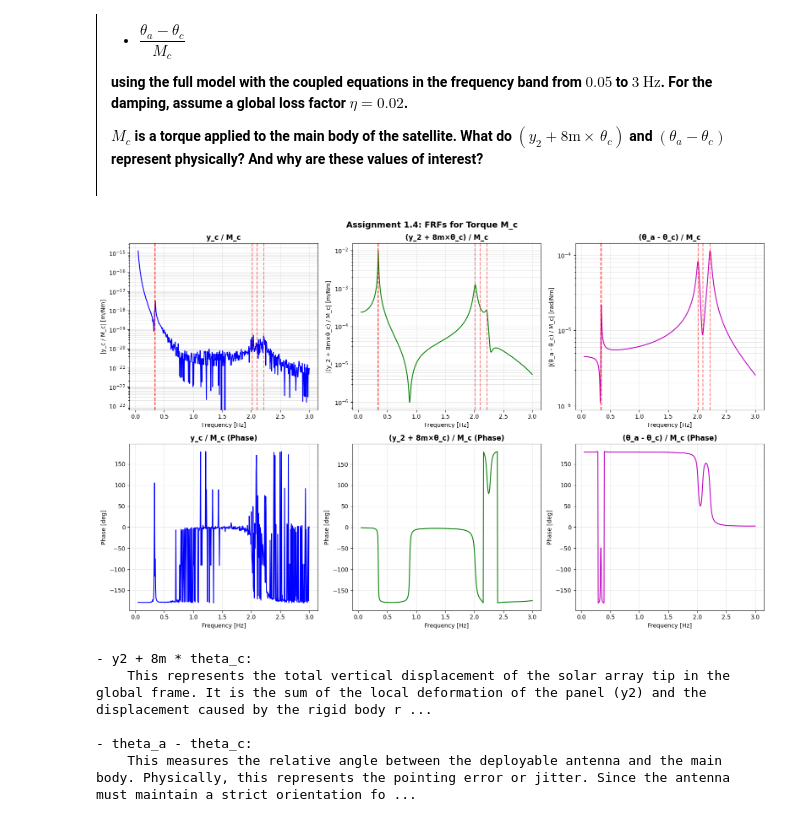
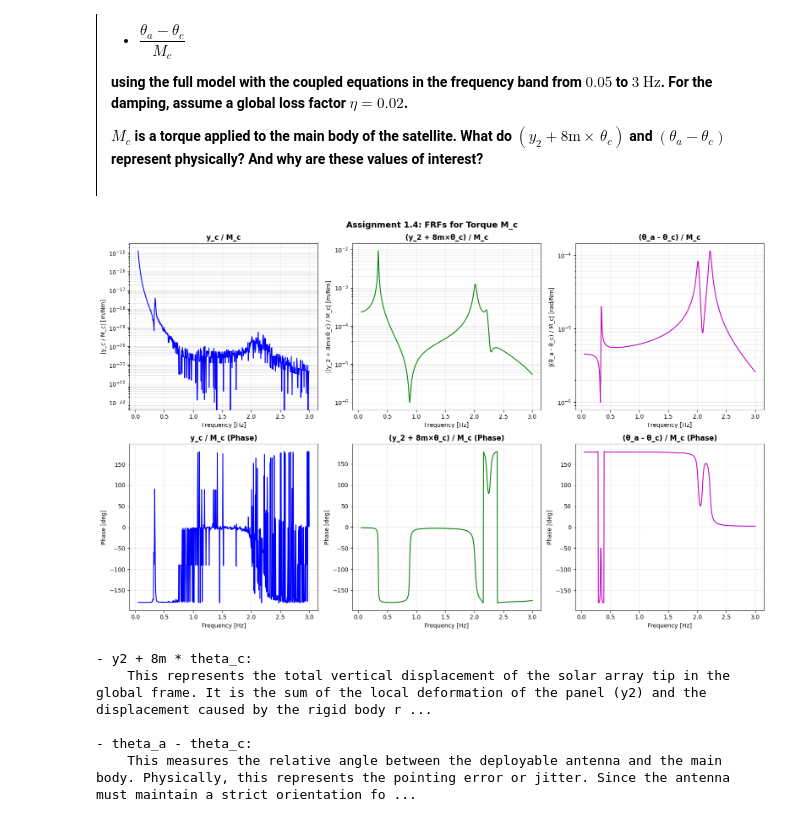
Before and after one commit to mazar3/MA1_MechanicalVibrations, a Jupyter notebook: MECAH411_Project_ZARIOH_Maximilien.ipynb, the cells around one changed output. Drawn from its saved outputs; the diff is of its cells as text; code cells hidden in the pictures.

```diff
--- a/MECAH411_Project_ZARIOH_Maximilien.ipynb
+++ b/MECAH411_Project_ZARIOH_Maximilien.ipynb
@@ -397,9 +388,6 @@ axes[0, 0].set_xlabel('Frequency [Hz]')
 axes[0, 0].set_ylabel('|y_c / M_c| [m/Nm]')
 axes[0, 0].set_title('y_c / M_c', fontweight='bold')
 axes[0, 0].grid(True, which='both', alpha=0.3)
-for f_i in f_n[3:8]:
-    if 0.05 < f_i < 3:
-        axes[0, 0].axvline(f_i, color='red', linestyle='--', alpha=0.5)
 
 axes[1, 0].plot(freq, np.angle(H_yc_Mc, deg=True), 'b-', linewidth=1.5)
 axes[1, 0].set_xlabel('Frequency [Hz]')
@@ -410,40 +398,34 @@ axes[1, 0].grid(True, alpha=0.3)
 # (y_2 + 8m × θ_c) / M_c
 axes[0, 1].semilogy(freq, np.abs(H_y2_plus_8theta), 'g-', linewidth=1.5)
 axes[0, 1].set_xlabel('Frequency [Hz]')
 axes[0, 1].set_ylabel('|(y_2 + 8m×θ_c) / M_c| [m/Nm]')
 axes[0, 1].set_title('(y_2 + 8m×θ_c) / M_c', fontweight='bold')
 axes[0, 1].grid(True, which='both', alpha=0.3)
-for f_i in f_n[3:8]:
-    if 0.05 < f_i < 3:
-        axes[0, 1].axvline(f_i, color='red', linestyle='--', alpha=0.5)
 
 axes[1, 1].plot(freq, np.angle(H_y2_plus_8theta, deg=True), 'g-', linewidth=1.5)
 axes[1, 1].set_xlabel('Frequency [Hz]')
 axes[1, 1].set_ylabel('Phase [deg]')
 axes[1, 1].set_title('(y_2 + 8m×θ_c) / M_c (Phase)', fontweight='bold')
 axes[1, 1].grid(True, alpha=0.3)
 
 # (θ_a - θ_c) / M_c
 axes[0, 2].semilogy(freq, np.abs(H_theta_rel), 'm-', linewidth=1.5)
 axes[0, 2].set_xlabel('Frequency [Hz]')
 axes[0, 2].set_ylabel('|(θ_a - θ_c) / M_c| [rad/Nm]')
 axes[0, 2].set_title('(θ_a - θ_c) / M_c', fontweight='bold')
 axes[0, 2].grid(True, which='both', alpha=0.3)
-for f_i in f_n[3:8]:
-    if 0.05 < f_i < 3:
-        axes[0, 2].axvline(f_i, color='red', linestyle='--', alpha=0.5)
 
 axes[1, 2].plot(freq, np.angle(H_theta_rel, deg=True), 'm-', linewidth=1.5)
 axes[1, 2].set_xlabel('Frequency [Hz]')
 axes[1, 2].set_ylabel('Phase [deg]')
 axes[1, 2].set_title('(θ_a - θ_c) / M_c (Phase)', fontweight='bold')
 axes[1, 2].grid(True, alpha=0.3)
 
 plt.suptitle('Assignment 1.4: FRFs for Torque M_c', fontsize=14, fontweight='bold')
 plt.tight_layout()
 plt.show()
 # %% [output]
-[figure, old version]
+[figure, new version]
 # %%
 print("""
 - y2 + 8m * theta_c:
```
Also changed, not shown: parts of 7 cells of this notebook.
